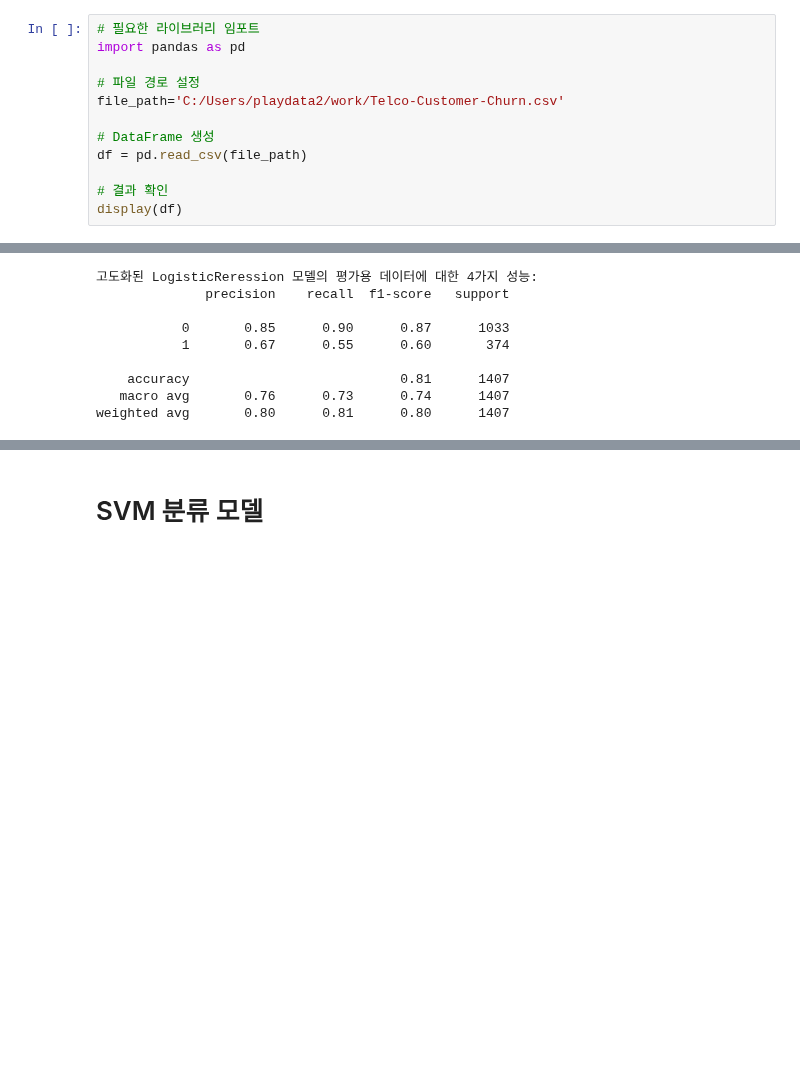
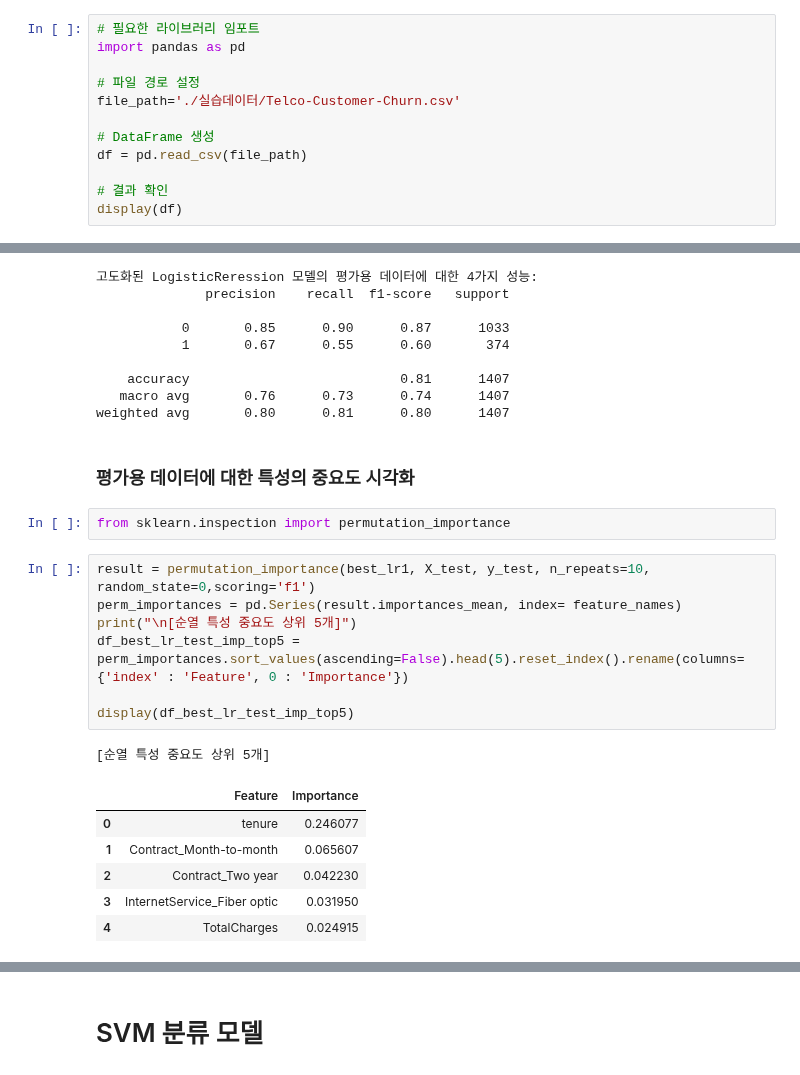
Before and after one commit to PangHee1027/SKN, a Jupyter notebook: SKN/머신러닝/고객이탈예측.ipynb, the cells around one changed output, grey strips where cells are left out. Drawn from its saved outputs; the diff is of its cells as text; blank space fills up the shorter version.

```diff
--- a/SKN/머신러닝/고객이탈예측.ipynb
+++ b/SKN/머신러닝/고객이탈예측.ipynb
@@ -9,7 +9,7 @@ warnings.filterwarnings('ignore')
 import pandas as pd
 
 # 파일 경로 설정
-file_path='C:/Users/playdata2/work/Telco-Customer-Churn.csv'
+file_path='./실습데이터/Telco-Customer-Churn.csv'
 
 # DataFrame 생성
 df = pd.read_csv(file_path)
@@ -777,3 +779,22 @@ print(f'고도화된 LogisticReression 모델의 평가용 데이터에 대한 4
     accuracy                           0.81      1407
    macro avg       0.76      0.73      0.74      1407
 weighted avg       0.80      0.81      0.80      1407
+# %% [markdown]
+### 평가용 데이터에 대한 특성의 중요도 시각화
+# %%
+from sklearn.inspection import permutation_importance
+# %%
+result = permutation_importance(best_lr1, X_test, y_test, n_repeats=10, random_state=0,scoring='f1')
+perm_importances = pd.Series(result.importances_mean, index= feature_names)
+print("\n[순열 특성 중요도 상위 5개]")
+df_best_lr_test_imp_top5 = perm_importances.sort_values(ascending=False).head(5).reset_index().rename(columns={'index' : 'Feature', 0 : 'Importance'})
+
+display(df_best_lr_test_imp_top5)
+# %% [output]
+[순열 특성 중요도 상위 5개]
+|  | Feature | Importance |
+| 0 | tenure | 0.246077 |
+| 1 | Contract_Month-to-month | 0.065607 |
+| 2 | Contract_Two year | 0.042230 |
+| 3 | InternetService_Fiber optic | 0.031950 |
+| 4 | TotalCharges | 0.024915 |
```
Also changed, not shown: parts of 8 cells of this notebook, 16 other files.
